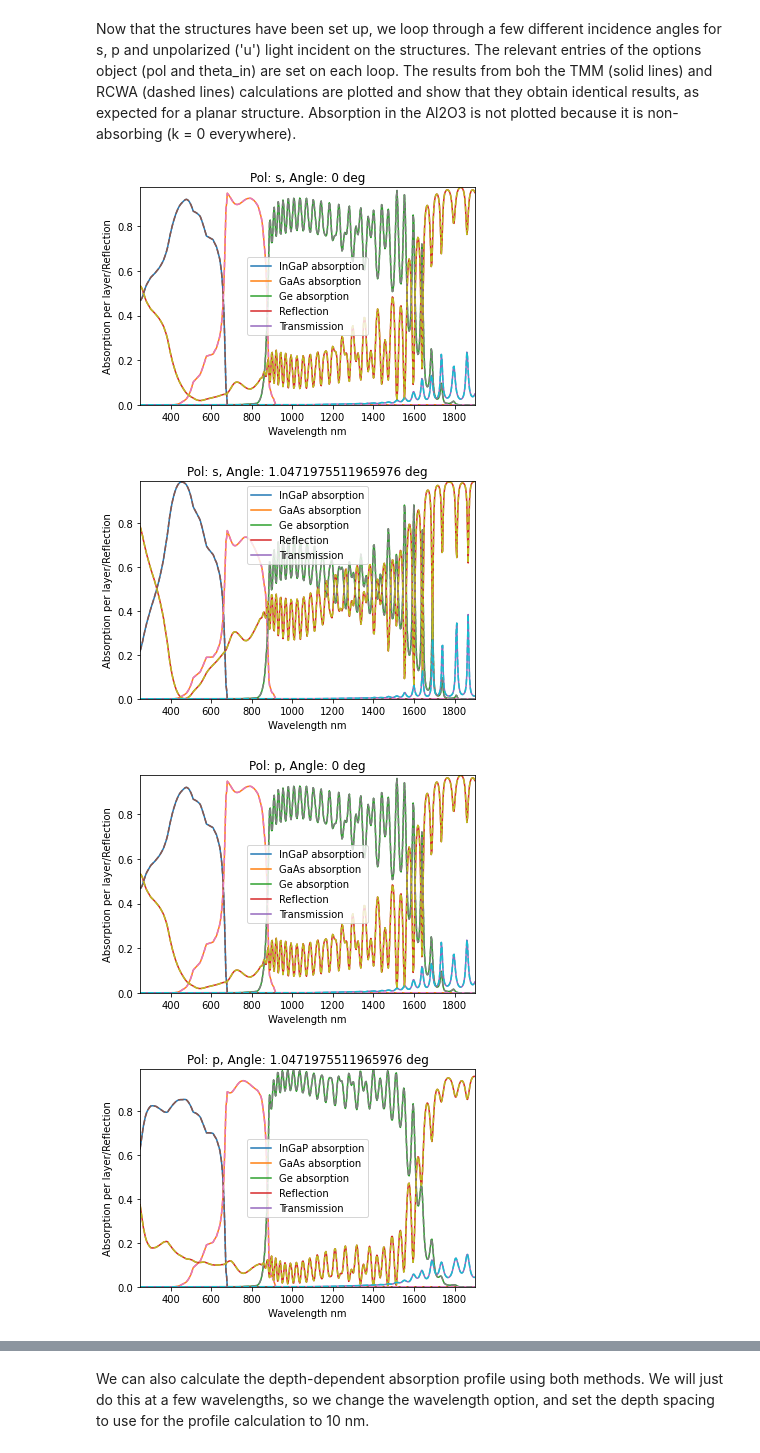
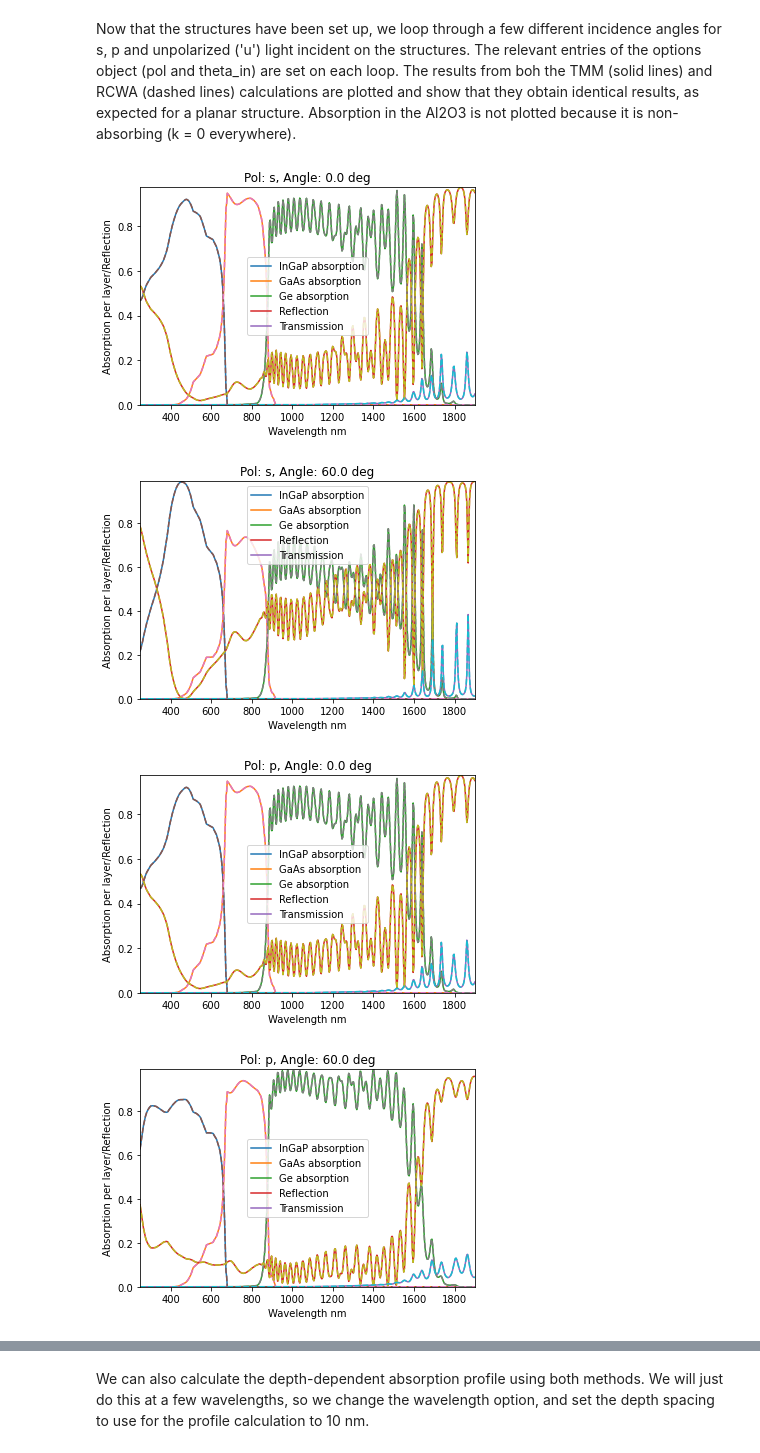
Before and after one commit to qpv-research-group/rayflare, a Jupyter notebook: docs/Examples/rcwa_tmm_validation.ipynb, the cells around one changed output, grey strips where cells are left out. Cells and saved outputs as stored; diff of their text form; code cells hidden in the pictures.

```diff
--- a/docs/Examples/rcwa_tmm_validation.ipynb
+++ b/docs/Examples/rcwa_tmm_validation.ipynb
@@ -55,32 +55,32 @@ Now that the structures have been set up, we loop through a few different incide
 # %%
 for pol in ['s', 'p', 'u']:
     options.pol = pol
 
     for angle in [0, np.pi/3]:
 
         options.theta_in = angle
 
         rcwa_result = rcwa_setup.calculate(options)
         tmm_result = tmm_setup.calculate(options)
 
 
         plt.figure()
 
         plt.plot(wavelengths*1e9, tmm_result['A_per_layer'][:, 1:])
         plt.plot(wavelengths*1e9, tmm_result['R'])
         plt.plot(wavelengths*1e9, tmm_result['T'])
         plt.legend(['InGaP absorption', 'GaAs absorption',
                     'Ge absorption', 'Reflection', 'Transmission'])
         plt.plot(wavelengths*1e9, rcwa_result['A_per_layer'][:, 1:], '--')
         plt.plot(wavelengths*1e9, rcwa_result['R'], '--')
         plt.plot(wavelengths*1e9, rcwa_result['T'], '--')
-        plt.title('Pol: ' + options['pol'] + ', Angle: ' + str(options['theta_in']) + ' deg')
+        plt.title('Pol: ' + options['pol'] + ', Angle: ' + str(np.round(options['theta_in']*180/np.pi, 2)) + ' deg')
         plt.xlabel('Wavelength nm')
         plt.ylabel('Absorption per layer/Reflection')
         plt.autoscale(tight=True)
         plt.show()
 # %% [output]
-[figure, old version]
+[figure, new version]
-[figure, old version]
+[figure, new version]
-[figure, old version]
+[figure, new version]
-[figure, old version]
+[figure, new version]
```
Also changed, not shown: parts of 2 cells of this notebook, 1 other file.
